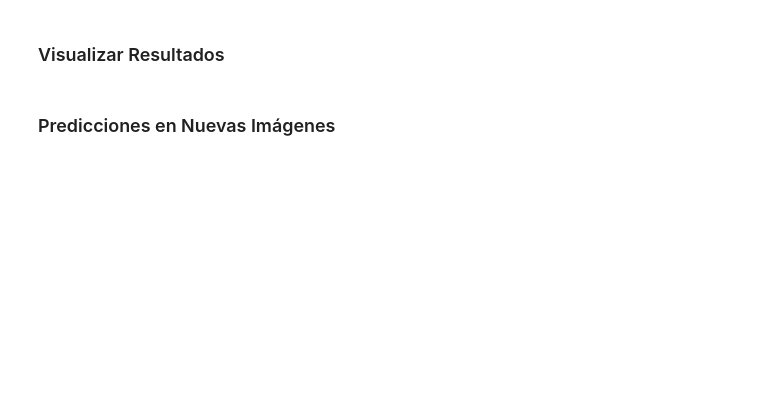
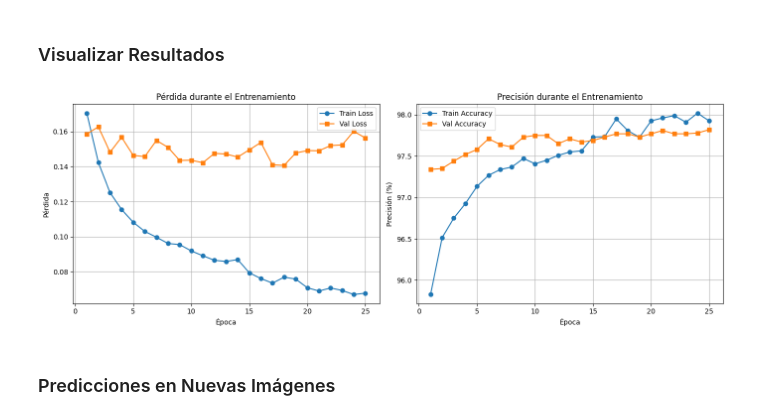
Before and after one commit to jrbeduardo/Proyecto-I-Clasificador-Imagenes, a Jupyter notebook: notebooks/cnn_introduccion.ipynb, the cells around one changed output. Drawn from its saved outputs; the diff is of its cells as text; code cells hidden in the pictures; blank space fills up the shorter version.

```diff
--- a/notebooks/cnn_introduccion.ipynb
+++ b/notebooks/cnn_introduccion.ipynb
@@ -97,11 +112,18 @@ transform = transforms.Compose([
 ])
 
 # Descargar y cargar datos
-train_dataset = datasets.MNIST(root='./data', train=True, download=True, transform=transform)
+full_train_dataset = datasets.MNIST(root='./data', train=True, download=True, transform=transform)
 test_dataset = datasets.MNIST(root='./data', train=False, download=True, transform=transform)
 
+# Dividir entrenamiento en train y validación (50000 / 10000)
+val_size = 10000
+train_size = len(full_train_dataset) - val_size
+train_dataset, val_dataset = random_split(full_train_dataset, [train_size, val_size])
+
 train_loader = DataLoader(train_dataset, batch_size=64, shuffle=True)
+val_loader = DataLoader(val_dataset, batch_size=64, shuffle=False)
 test_loader = DataLoader(test_dataset, batch_size=1000, shuffle=False)
 
 print(f'Tamaño del conjunto de entrenamiento: {len(train_dataset)}')
+print(f'Tamaño del conjunto de validación: {len(val_dataset)}')
 print(f'Tamaño del conjunto de prueba: {len(test_dataset)}')
@@ -167,21 +195,22 @@ def test(model, device, test_loader, criterion):
     accuracy = 100. * correct / len(test_loader.dataset)
     return test_loss, accuracy
 # %%
+%%time
 # Entrenar el modelo
-epochs = 5
-train_losses, test_losses = [], []
-train_accs, test_accs = [], []
+epochs = 25
+train_losses, val_losses = [], []
+train_accs, val_accs = [], []
 
 for epoch in range(1, epochs + 1):
     train_loss, train_acc = train_epoch(model, device, train_loader, optimizer, criterion)
-    test_loss, test_acc = test(model, device, test_loader, criterion)
+    val_loss, val_acc = test(model, device, val_loader, criterion)
 
     train_losses.append(train_loss)
-    test_losses.append(test_loss)
+    val_losses.append(val_loss)
     train_accs.append(train_acc)
-    test_accs.append(test_acc)
+    val_accs.append(val_acc)
 
     print(f'Época {epoch}/{epochs}')
     print(f'  Train Loss: {train_loss:.4f}, Train Acc: {train_acc:.2f}%')
-    print(f'  Test Loss: {test_loss:.4f}, Test Acc: {test_acc:.2f}%')
+    print(f'  Val Loss: {val_loss:.4f}, Val Acc: {val_acc:.2f}%')
     print()
@@ -190,25 +237,27 @@ for epoch in range(1, epochs + 1):
 # %%
 # Gráficas de pérdida y precisión
 fig, (ax1, ax2) = plt.subplots(1, 2, figsize=(14, 5))
 
 ax1.plot(range(1, epochs+1), train_losses, label='Train Loss', marker='o')
-ax1.plot(range(1, epochs+1), test_losses, label='Test Loss', marker='s')
+ax1.plot(range(1, epochs+1), val_losses, label='Val Loss', marker='s')
 ax1.set_xlabel('Época')
 ax1.set_ylabel('Pérdida')
 ax1.set_title('Pérdida durante el Entrenamiento')
 ax1.legend()
 ax1.grid(True)
 
 ax2.plot(range(1, epochs+1), train_accs, label='Train Accuracy', marker='o')
-ax2.plot(range(1, epochs+1), test_accs, label='Test Accuracy', marker='s')
+ax2.plot(range(1, epochs+1), val_accs, label='Val Accuracy', marker='s')
 ax2.set_xlabel('Época')
 ax2.set_ylabel('Precisión (%)')
 ax2.set_title('Precisión durante el Entrenamiento')
 ax2.legend()
 ax2.grid(True)
 
 plt.tight_layout()
 plt.show()
+# %% [output]
+[figure, added]
 # %% [markdown]
 ### Predicciones en Nuevas Imágenes
 # %%
```
Also changed, not shown: parts of 10 cells of this notebook, 6 other files.
